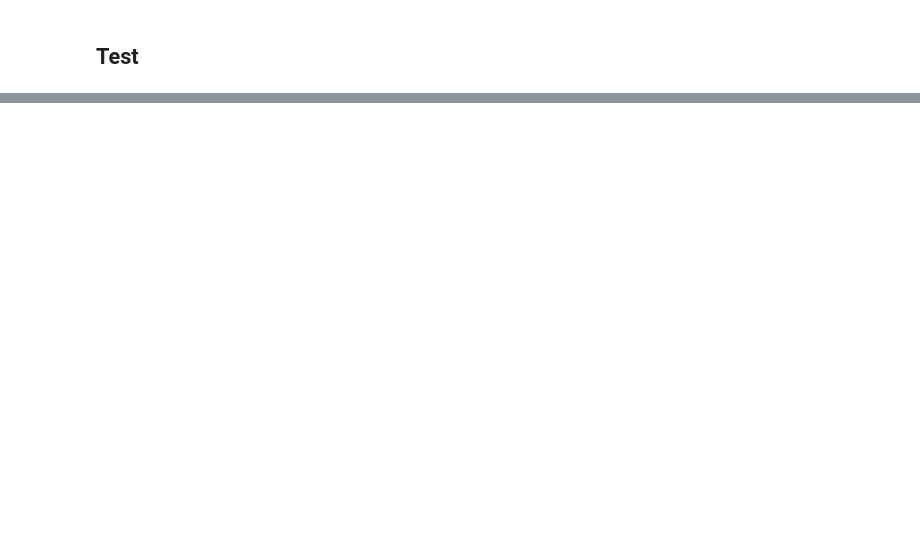
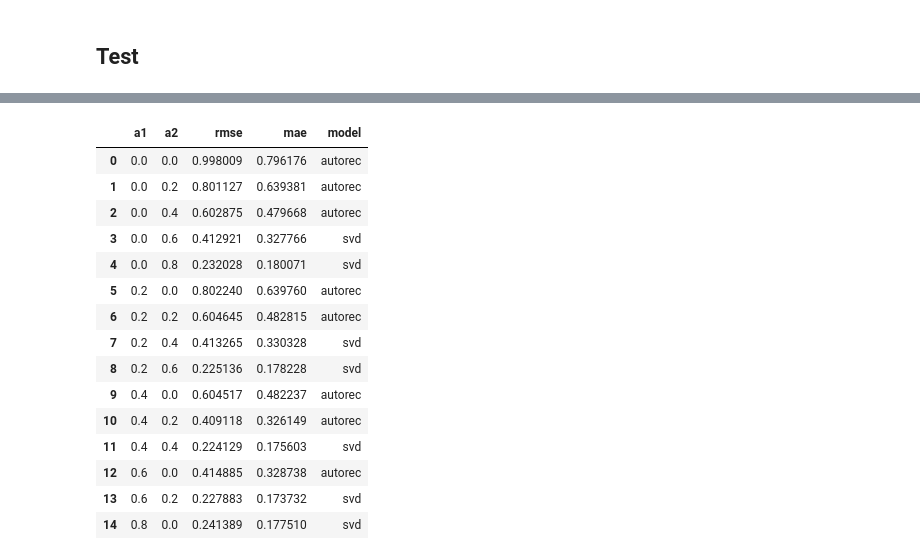
Before and after one commit to vldpro/SynEvaRec, a Jupyter notebook: notebooks/main.ipynb, the cells around one changed output, grey strips where cells are left out. Saved outputs shown, nothing was run; the diff lists cells and outputs as text; code cells hidden in the pictures; blank space fills up the shorter version.

```diff
--- a/notebooks/main.ipynb
+++ b/notebooks/main.ipynb
@@ -690 +746,24 @@ final_df = pd.concat([knn_results_df, svd_results_df])
+# %%
+from modules import utils
+importlib.reload(utils)
+
+error_surface = utils.group_points_by_minimum_error(final_df)
+error_surface
+# %% [output]
+|  | a1 | a2 | rmse | mae | model |
+| 0 | 0.0 | 0.0 | 0.998009 | 0.796176 | autorec |
+| 1 | 0.0 | 0.2 | 0.801127 | 0.639381 | autorec |
+| 2 | 0.0 | 0.4 | 0.602875 | 0.479668 | autorec |
+| 3 | 0.0 | 0.6 | 0.412921 | 0.327766 | svd |
+| 4 | 0.0 | 0.8 | 0.232028 | 0.180071 | svd |
+| 5 | 0.2 | 0.0 | 0.802240 | 0.639760 | autorec |
+| 6 | 0.2 | 0.2 | 0.604645 | 0.482815 | autorec |
+| 7 | 0.2 | 0.4 | 0.413265 | 0.330328 | svd |
+| 8 | 0.2 | 0.6 | 0.225136 | 0.178228 | svd |
+| 9 | 0.4 | 0.0 | 0.604517 | 0.482237 | autorec |
+| 10 | 0.4 | 0.2 | 0.409118 | 0.326149 | autorec |
+| 11 | 0.4 | 0.4 | 0.224129 | 0.175603 | svd |
+| 12 | 0.6 | 0.0 | 0.414885 | 0.328738 | autorec |
+| 13 | 0.6 | 0.2 | 0.227883 | 0.173732 | svd |
+| 14 | 0.8 | 0.0 | 0.241389 | 0.177510 | svd |
 # %%
```
Also changed, not shown: parts of 14 cells of this notebook, 4 other files.
